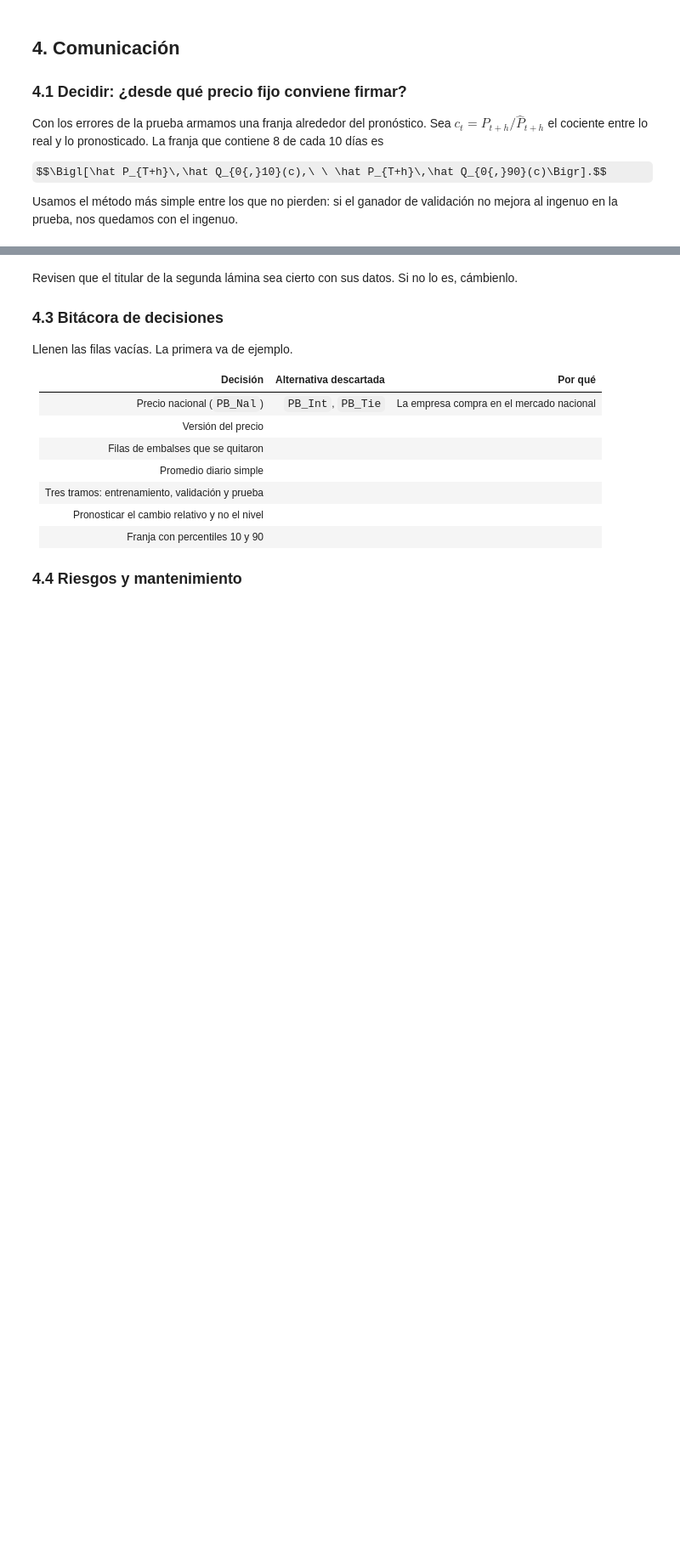
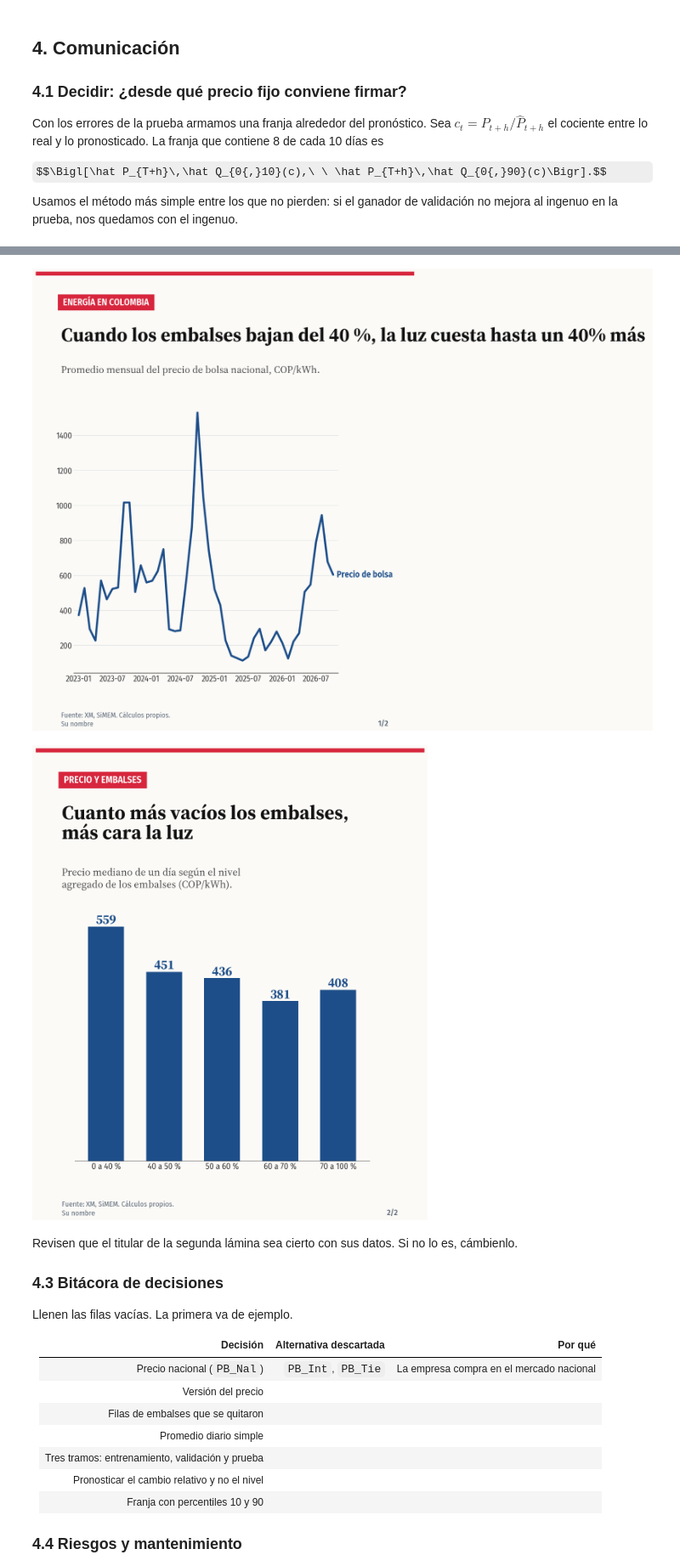
Before and after one commit to hslein/Especializacion_Estadistica, a Jupyter notebook: 01b_el_precio_de_la_luz.ipynb, the cells around one changed output, grey strips where cells are left out. Shown at 85% size. Drawn from its saved outputs; the diff is of its cells as text; code cells hidden in the pictures; some formulas as TeX source; blank space fills up the shorter version.

```diff
--- a/01b_el_precio_de_la_luz.ipynb
+++ b/01b_el_precio_de_la_luz.ipynb
@@ -417,19 +450,22 @@ Como en *El IPC del sancocho*, el resultado se cuenta en láminas. Escriban **su
 # %%
 from taller import carrusel as c
 c.preparar_fuentes()
 PIE = "Fuente: XM, SiMEM. Cálculos propios.\nSu nombre"
 
-titular_1 = ____              # HUECO 13: su titular, en una o dos líneas (\n parte la línea)
+titular_1 = "Cuando los embalses bajan del 40 %, la luz cuesta hasta un 40% más "              # HUECO 13: su titular, en una o dos líneas (\n parte la línea)
 c.lamina_lineas({"Precio de bolsa": datos["precio"].resample("MS").mean()}, {"Precio de bolsa": c.AZUL},
                 "ENERGÍA EN COLOMBIA", titular_1, "Promedio mensual del precio de bolsa nacional, COP/kWh.",
                 PIE, "1/2", "luz_1.png", base=None)
 plt.show()
 
 medianas = {f"{int(i.left)} a {int(i.right)} %": v for i, v in por_nivel["median"].items()}
 c.lamina_barras(medianas, {k: c.AZUL for k in medianas}, "PRECIO Y EMBALSES",
                 "Cuanto más vacíos los embalses,\nmás cara la luz", "Precio mediano de un día según el nivel\nagregado de los embalses (COP/kWh).",
                 PIE, "2/2", "luz_2.png", sufijo="", decimales=0)
 plt.show()
+# %% [output]
+[figure, added]
+[figure, added]
 # %% [markdown]
 Revisen que el titular de la segunda lámina sea cierto con sus datos. Si no lo es, cámbienlo.
 
```
Also changed, not shown: parts of 9 cells of this notebook.
